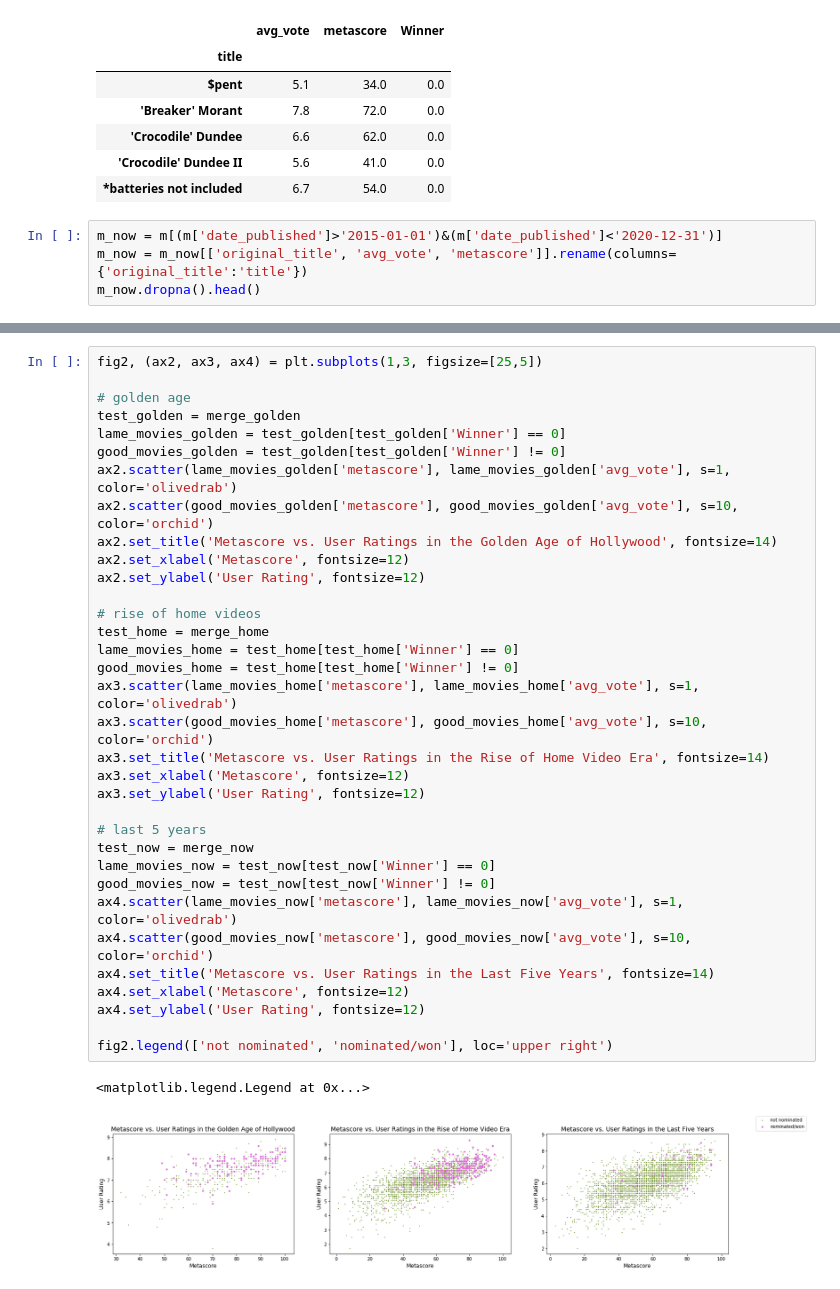
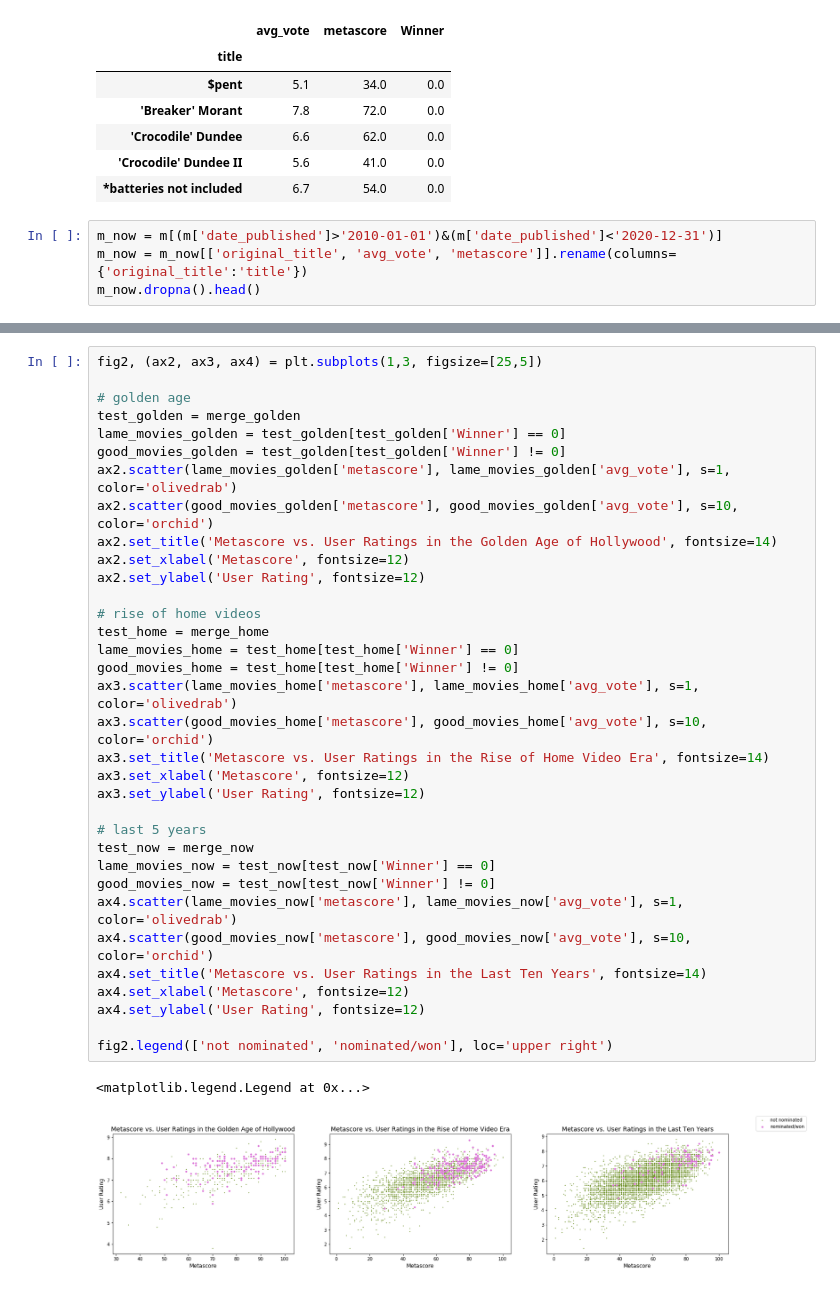
Before and after one commit to almetzler/SI330Final, a Jupyter notebook: Cat.ipynb, the cells around one changed output, grey strips where cells are left out. Saved outputs shown, nothing was run; the diff lists cells and outputs as text.

Commit message:
two more scatterplots

```diff
--- a/Cat.ipynb
+++ b/Cat.ipynb
@@ -157,7 +157,7 @@ merge_home.head()
 | 'Crocodile' Dundee II | 5.6 | 41.0 | 0.0 |
 | *batteries not included | 6.7 | 54.0 | 0.0 |
 # %%
-m_now = m[(m['date_published']>'2015-01-01')&(m['date_published']<'2020-12-31')]
+m_now = m[(m['date_published']>'2010-01-01')&(m['date_published']<'2020-12-31')]
 m_now = m_now[['original_title', 'avg_vote', 'metascore']].rename(columns={'original_title':'title'})
 m_now.dropna().head()
 # %% [output]
@@ -190,35 +190,35 @@ test_golden = merge_golden
 lame_movies_golden = test_golden[test_golden['Winner'] == 0]
 good_movies_golden = test_golden[test_golden['Winner'] != 0]
 ax2.scatter(lame_movies_golden['metascore'], lame_movies_golden['avg_vote'], s=1, color='olivedrab')
 ax2.scatter(good_movies_golden['metascore'], good_movies_golden['avg_vote'], s=10, color='orchid')
 ax2.set_title('Metascore vs. User Ratings in the Golden Age of Hollywood', fontsize=14)
 ax2.set_xlabel('Metascore', fontsize=12)
 ax2.set_ylabel('User Rating', fontsize=12)
 
 # rise of home videos
 test_home = merge_home
 lame_movies_home = test_home[test_home['Winner'] == 0]
 good_movies_home = test_home[test_home['Winner'] != 0]
 ax3.scatter(lame_movies_home['metascore'], lame_movies_home['avg_vote'], s=1, color='olivedrab')
 ax3.scatter(good_movies_home['metascore'], good_movies_home['avg_vote'], s=10, color='orchid')
 ax3.set_title('Metascore vs. User Ratings in the Rise of Home Video Era', fontsize=14)
 ax3.set_xlabel('Metascore', fontsize=12)
 ax3.set_ylabel('User Rating', fontsize=12)
 
 # last 5 years
 test_now = merge_now
 lame_movies_now = test_now[test_now['Winner'] == 0]
 good_movies_now = test_now[test_now['Winner'] != 0]
 ax4.scatter(lame_movies_now['metascore'], lame_movies_now['avg_vote'], s=1, color='olivedrab')
 ax4.scatter(good_movies_now['metascore'], good_movies_now['avg_vote'], s=10, color='orchid')
-ax4.set_title('Metascore vs. User Ratings in the Last Five Years', fontsize=14)
+ax4.set_title('Metascore vs. User Ratings in the Last Ten Years', fontsize=14)
 ax4.set_xlabel('Metascore', fontsize=12)
 ax4.set_ylabel('User Rating', fontsize=12)
 
 fig2.legend(['not nominated', 'nominated/won'], loc='upper right')
 # %% [output]
 <matplotlib.legend.Legend at 0x...>
-[figure, old version]
+[figure, new version]
 # %%
 #something to consider: movies being nominated for more awards? so less datapoints
 # see average number of nominations per movie per time period
```
Also changed, not shown: parts of 7 cells of this notebook.
